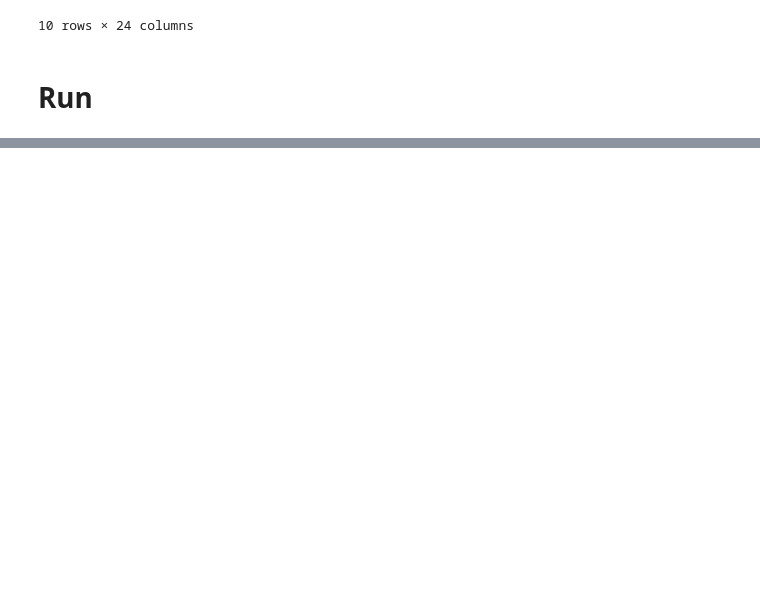
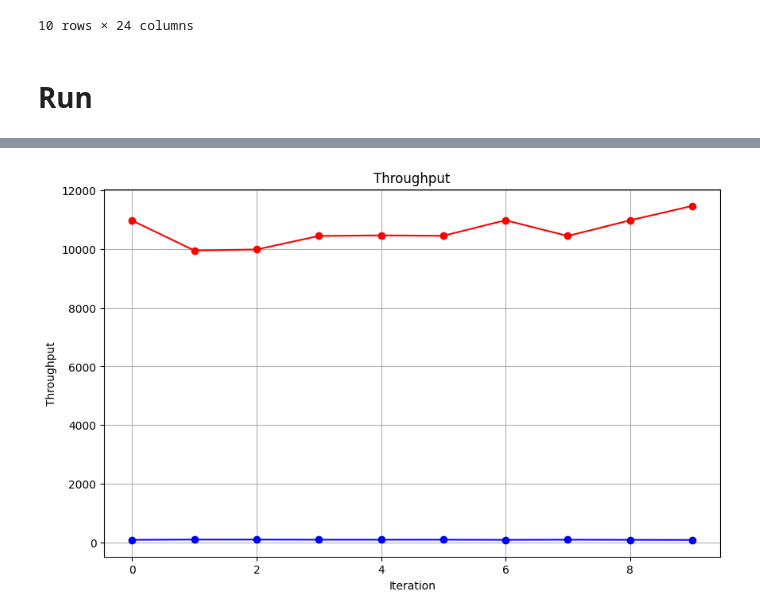
Before and after one commit to nicolegros/quantum-nebula, a Jupyter notebook: src/01-dataextract.ipynb, the cells around one changed output, grey strips where cells are left out. Saved outputs shown, nothing was run; the diff lists cells and outputs as text; code cells hidden in the pictures; blank space fills up the shorter version.

Commit message:
all graph are displayed

```diff
--- a/src/01-dataextract.ipynb
+++ b/src/01-dataextract.ipynb
@@ -93,0 +89,3 @@ pd.read_csv('../data/clean/mongo/3_10_90_run.csv')
+# %%
+mongo_df = pd.read_csv('../data/clean/mongo/load_3_10_90.csv')
+redis_df = pd.read_csv('../data/clean/redis/load_3_10_90.csv')
@@ -93,0 +112,14 @@ pd.read_csv('../data/clean/mongo/3_10_90_run.csv')
+# %%
+throughput = "[OVERALL] Throughput(ops/sec)"
+average_latency = "[INSERT] AverageLatency(us)"
+
+plt.figure(figsize=(10, 6))
+plt.plot(mongo_df[throughput], marker='o', color='b', linestyle='-', label='Throughput')
+plt.plot(mongo_df[average_latency], marker='o', color='r', linestyle='-', label='Average Latency')
+plt.title('Throughput')
+plt.xlabel('Iteration')
+plt.ylabel('Throughput')
+plt.grid(True)
+plt.show()
+# %% [output]
+[figure, added]
```
Also changed, not shown: parts of 13 cells of this notebook.
